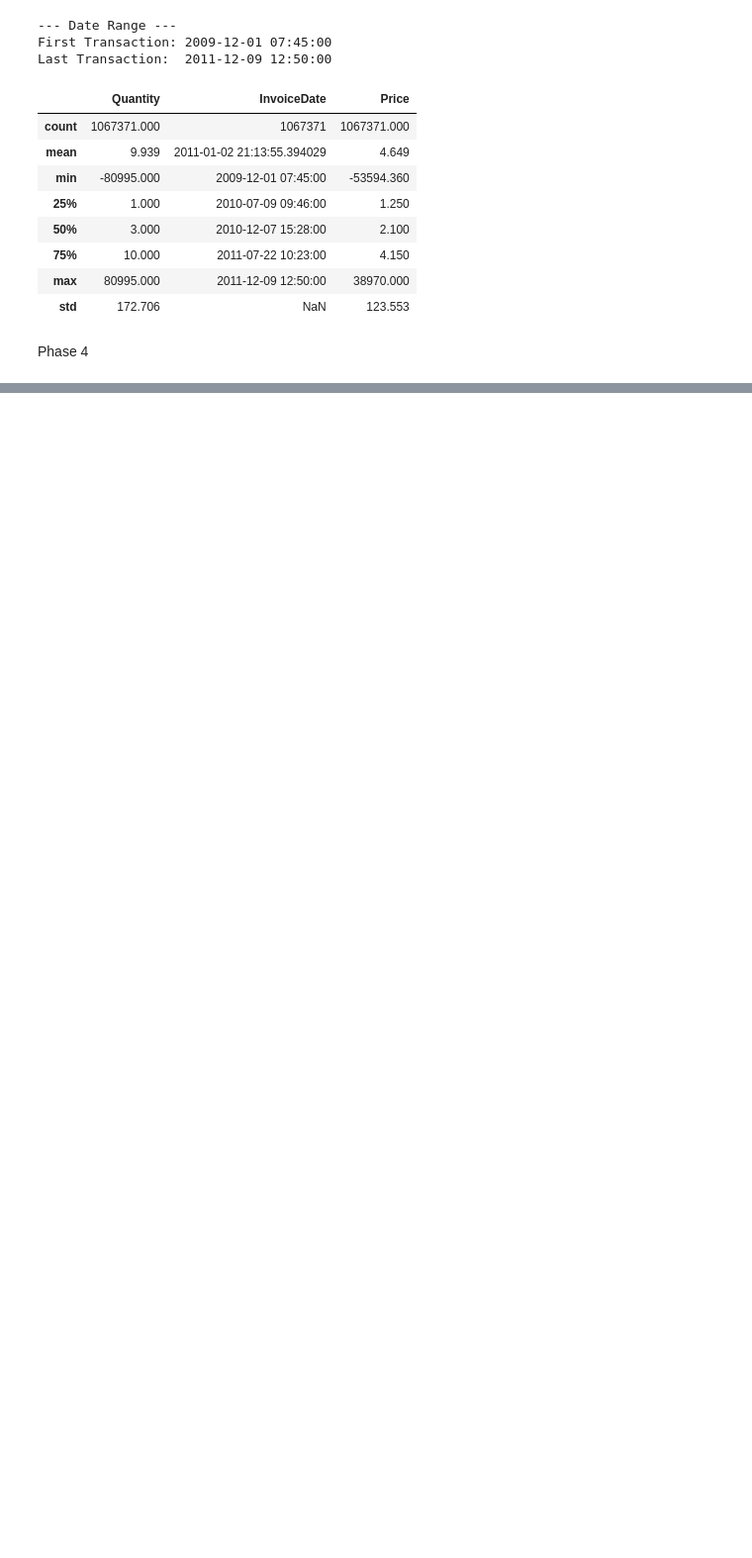
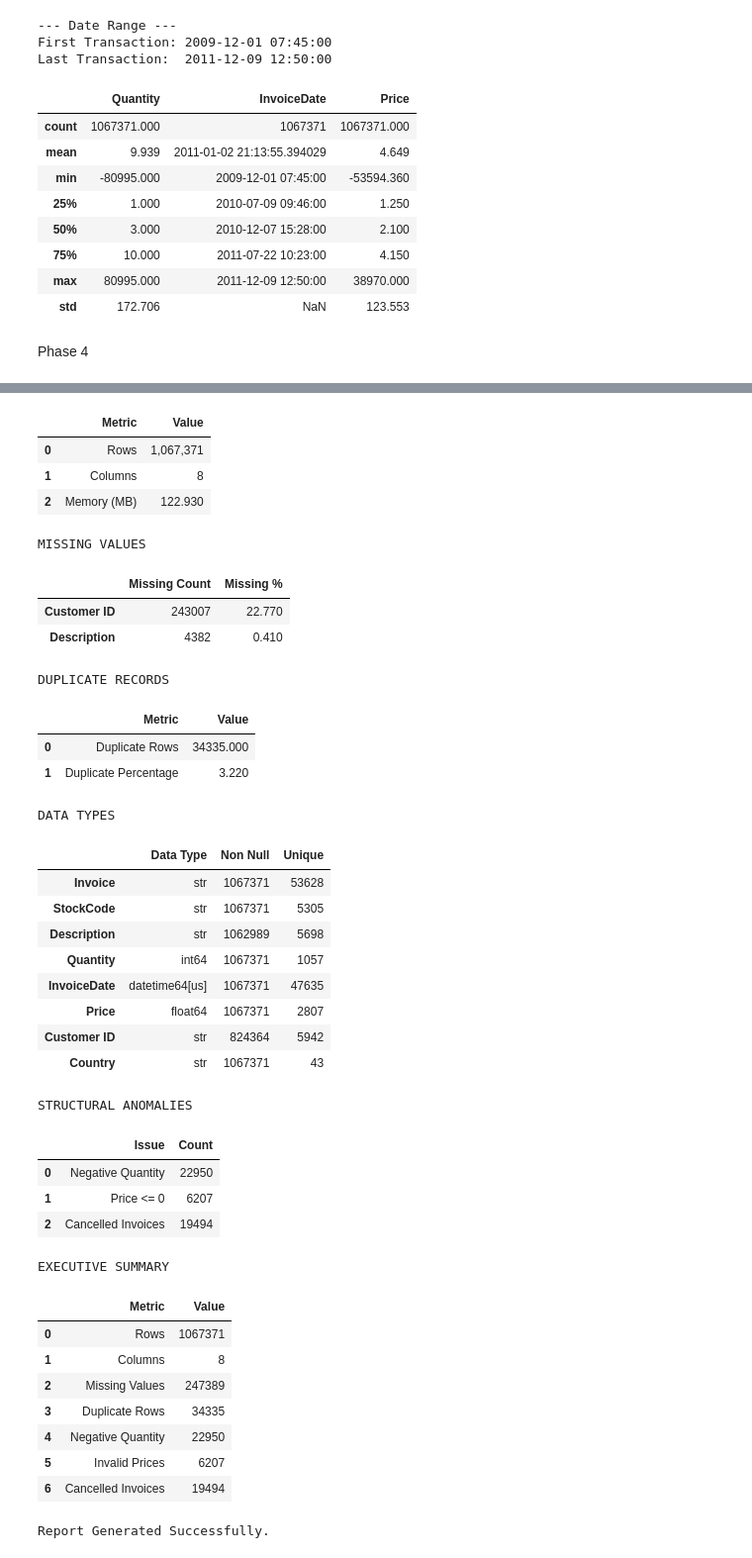
Before and after one commit to MianArslan09/UCI-Retail-II-Data-EDA, a Jupyter notebook: notebooks/EDA.ipynb, the cells around one changed output, grey strips where cells are left out. Shown at 99% size. Cells and saved outputs as stored; diff of their text form; code cells hidden in the pictures; blank space fills up the shorter version.

```diff
--- a/notebooks/EDA.ipynb
+++ b/notebooks/EDA.ipynb
@@ -249,0 +519,5 @@ Total Cancelled Invoices: 19,494
+# %%
+quality_report = DataQualityAnalyzer(df_raw)
+
+quality_report.full_report()
+# %% [output]
@@ -249,0 +529,37 @@ Total Cancelled Invoices: 19,494
+|  | Metric | Value |
+| 0 | Rows | 1,067,371 |
+| 1 | Columns | 8 |
+| 2 | Memory (MB) | 122.930 |
+MISSING VALUES
+|  | Missing Count | Missing % |
+| Customer ID | 243007 | 22.770 |
+| Description | 4382 | 0.410 |
+DUPLICATE RECORDS
+|  | Metric | Value |
+| 0 | Duplicate Rows | 34335.000 |
+| 1 | Duplicate Percentage | 3.220 |
+DATA TYPES
+|  | Data Type | Non Null | Unique |
+| Invoice | str | 1067371 | 53628 |
+| StockCode | str | 1067371 | 5305 |
+| Description | str | 1062989 | 5698 |
+| Quantity | int64 | 1067371 | 1057 |
+| InvoiceDate | datetime64[us] | 1067371 | 47635 |
+| Price | float64 | 1067371 | 2807 |
+| Customer ID | str | 824364 | 5942 |
+| Country | str | 1067371 | 43 |
+STRUCTURAL ANOMALIES
+|  | Issue | Count |
+| 0 | Negative Quantity | 22950 |
+| 1 | Price <= 0 | 6207 |
+| 2 | Cancelled Invoices | 19494 |
+EXECUTIVE SUMMARY
+|  | Metric | Value |
+| 0 | Rows | 1067371 |
+| 1 | Columns | 8 |
+| 2 | Missing Values | 247389 |
+| 3 | Duplicate Rows | 34335 |
+| 4 | Negative Quantity | 22950 |
+| 5 | Invalid Prices | 6207 |
+| 6 | Cancelled Invoices | 19494 |
+Report Generated Successfully.
```
Also changed, not shown: parts of 4 cells of this notebook.
